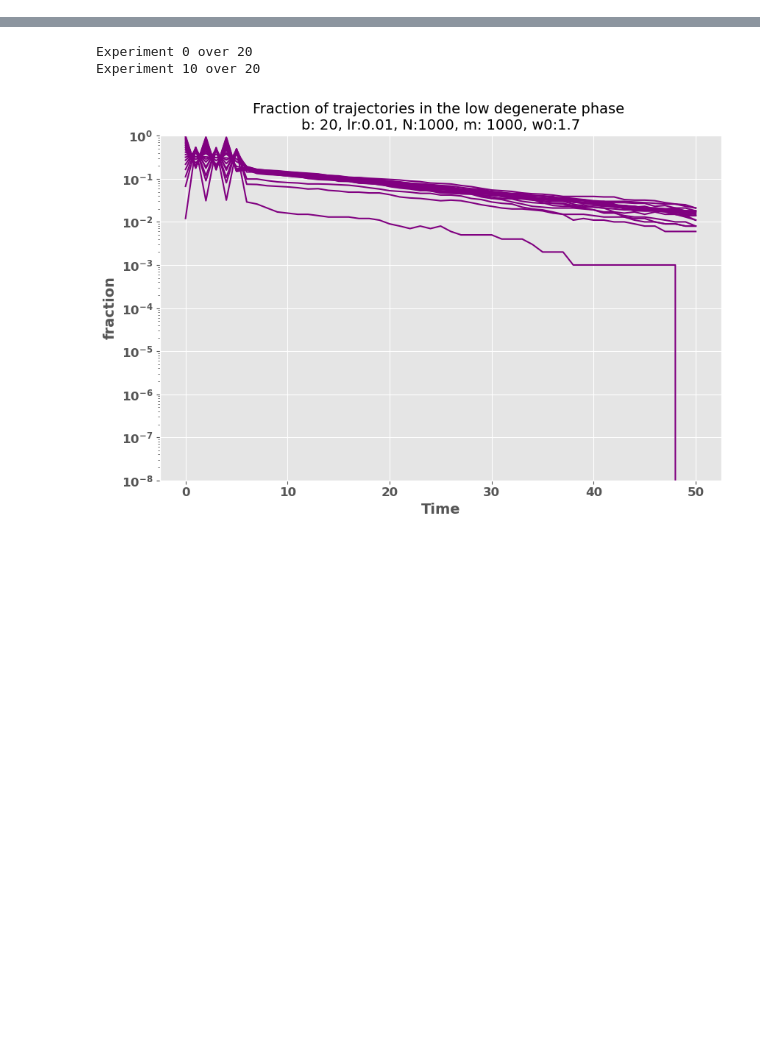
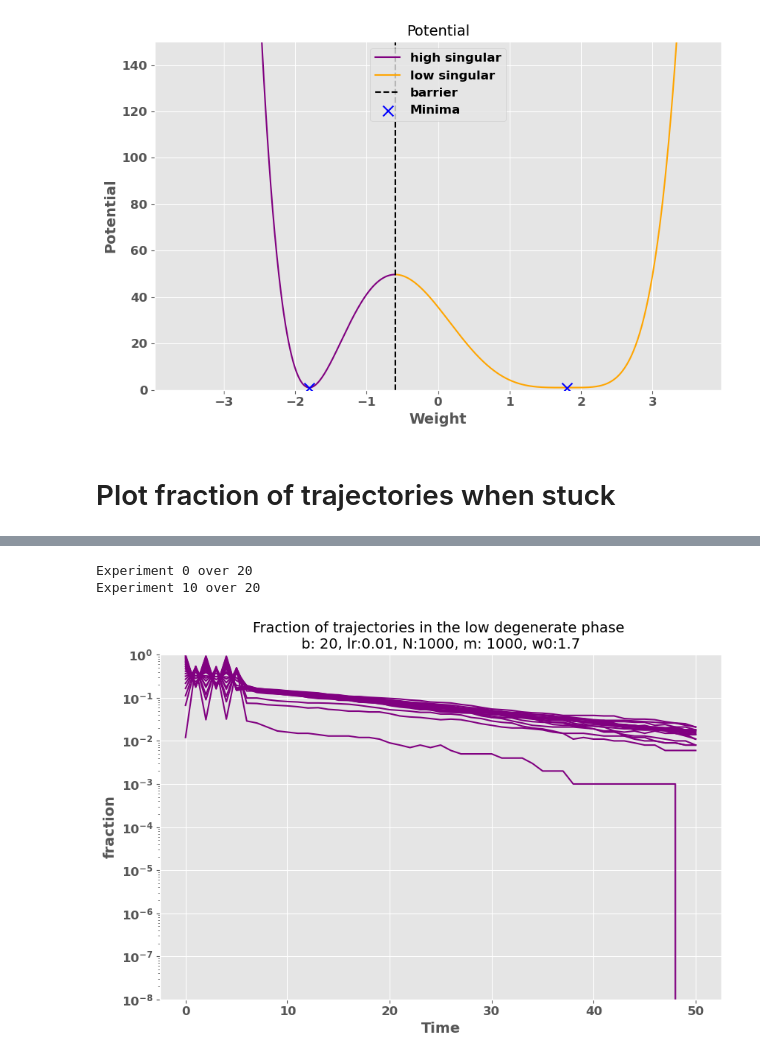
Before and after one commit to gcorlouer/SLTforSGD, a Jupyter notebook: notebooks/sgd1d.ipynb, the cells around one changed output, grey strips where cells are left out. Drawn from its saved outputs; the diff is of its cells as text; code cells hidden in the pictures; blank space fills up the shorter version.

```diff
--- a/notebooks/sgd1d.ipynb
+++ b/notebooks/sgd1d.ipynb
@@ -108,0 +74,33 @@ LinregressResult(slope=-0.3666819236567633, intercept=0.2773013063412304, rvalue
+# %%
+def show_potential(model: PolyModel, nsamp = 10**4, ymax = 500):
+    wbarrier = (model.w0*model.d1 - model.w0*model.d2)/(model.d1 + model.d2)
+    a = float(model.w0)
+    x = torch.randn((nsamp, 1, 1))
+    y = torch.randn((nsamp, 1, 1))
+    wrange = np.linspace(model.wmin, model.wmax, 1000)
+    loss = np.zeros((len(wrange),1))
+    for i in range(len(wrange)):
+        loss[i] = theoretical_loss(model, wrange[i], x, y)
+
+    min1 = theoretical_loss(model, -a, x, y)
+    min2 = theoretical_loss(model, a, x, y)
+    # Split the data at x = b
+    regular = wrange < wbarrier
+    singular = wrange >= wbarrier
+
+    plt.plot(wrange[regular], loss[regular], color="purple", label="high singular")
+    plt.plot(wrange[singular], loss[singular], color="orange", label="low singular")
+    plt.xlabel("Weight")
+    plt.ylabel("Potential")
+    plt.axvline(x=wbarrier, linestyle='--' ,color="k", label="barrier")
+    plt.scatter([-a, a], [min1, min2], color='blue', s=100, zorder=5, marker='x',label='Minima')
+    plt.legend()
+    plt.ylim((0, ymax))
+    plt.title("Potential")
+    plt.show()
+# %%
+show_potential(model, nsamp = 10**4, ymax = 150)
+# %% [output]
+[figure, added]
+# %% [markdown]
+# Plot fraction of trajectories when stuck
```
Also changed, not shown: parts of 12 cells of this notebook, 3 other files.
